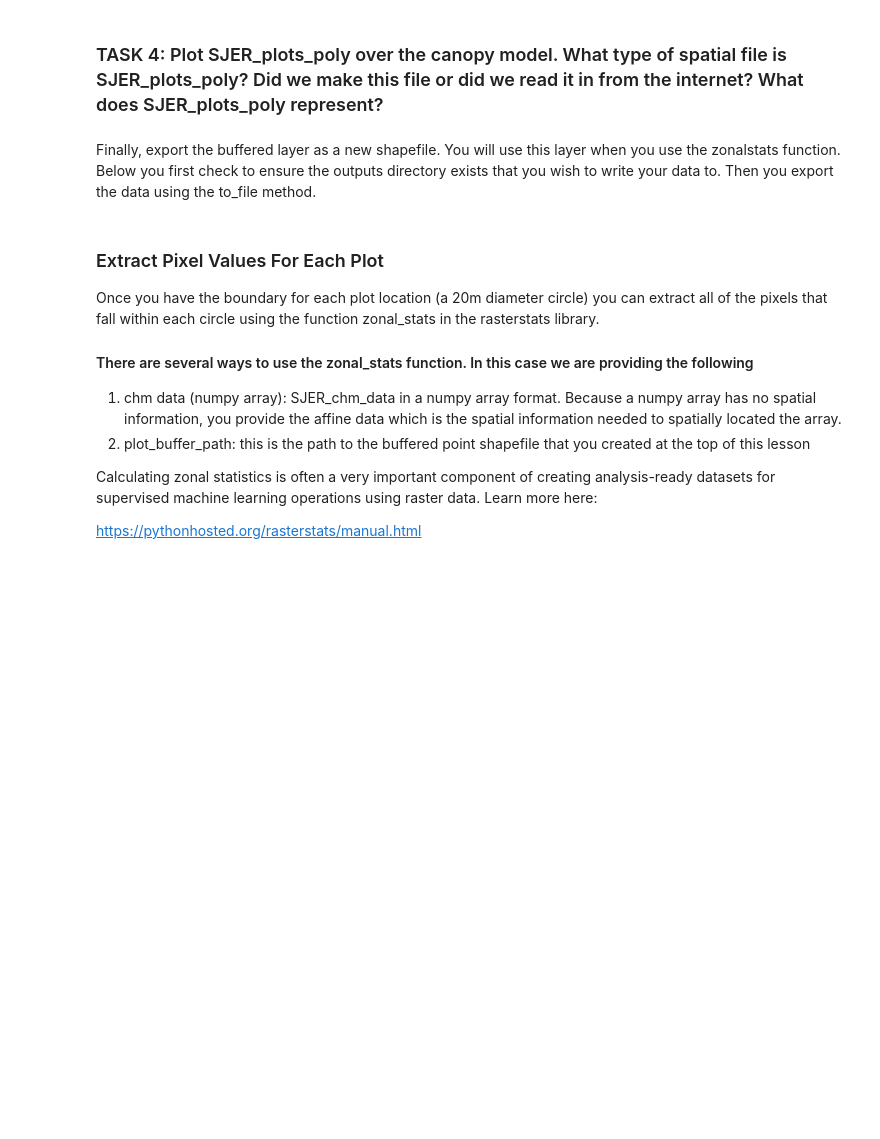
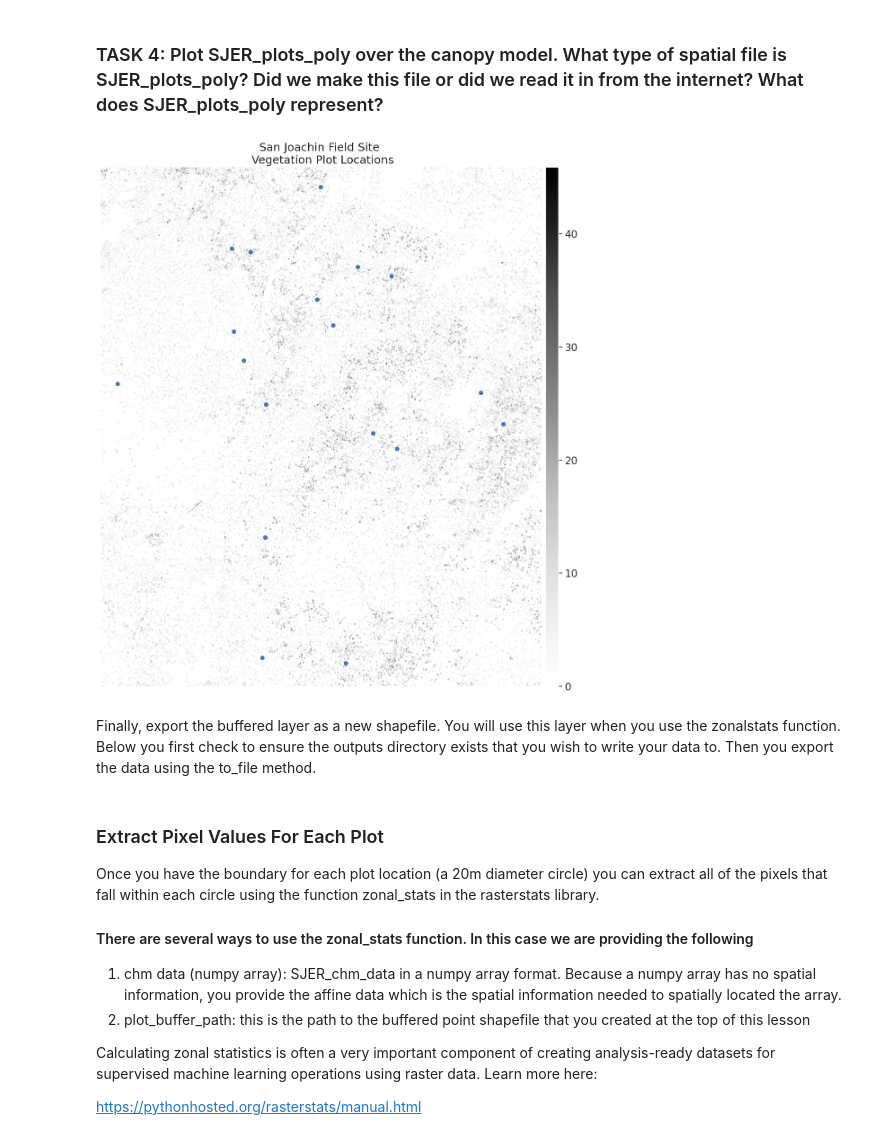
Before and after one commit to Asafaeinia/EnvDatSci, a Jupyter notebook: CodeSprints/regression101.ipynb, the cells around one changed output. Cells and saved outputs as stored; diff of their text form; code cells hidden in the pictures; blank space fills up the shorter version.

```diff
--- a/CodeSprints/regression101.ipynb
+++ b/CodeSprints/regression101.ipynb
@@ -221,3 +259,21 @@ SJER_plots_poly.head()
+# %%
+#Task 4: Plot SJER_plots_poly over the canopy model
+
+fig, ax = plt.subplots(figsize=(15, 15))
+
+ep.plot_bands(sjer_chm_data,
+              extent=plotting_extent(sjer_chm_data,
+                                     sjer_chm_data.rio.transform()),
+              cmap='Greys',
+              title="San Joachin Field Site \n Vegetation Plot Locations",
+              scale=False,
+              ax=ax)
+
+SJER_plots_poly.boundary.plot(ax=ax, linewidth=0.5, facecolor='b')
+ax.set_axis_off()
+plt.show()
+# %% [output]
+[figure, added]
 # %% [markdown]
 Finally, export the buffered layer as a new shapefile. You will use this layer when you use the zonalstats function. Below you first check to ensure the outputs directory exists that you wish to write your data to. Then you export the data using the to_file method.
 # %%
```
Also changed, not shown: parts of 33 cells of this notebook.
